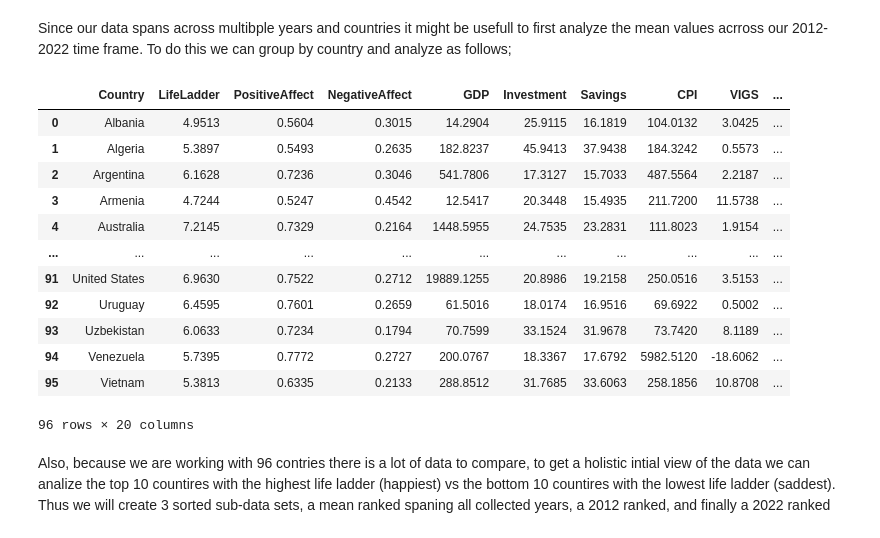
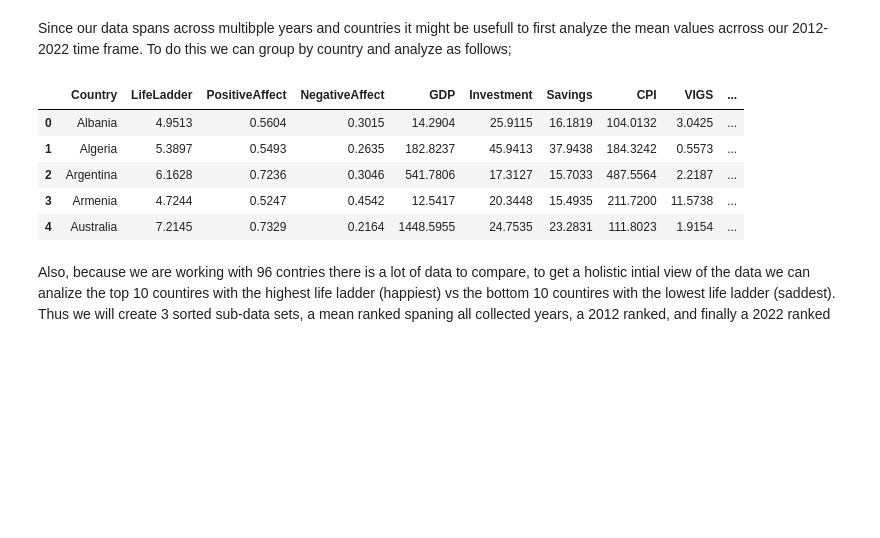
Before and after one commit to cskang3627/happiness, a Jupyter notebook: EDACheckpointGroup_Sp23_The_Group.ipynb, the cells around one changed output. Saved outputs shown, nothing was run; the diff lists cells and outputs as text; code cells hidden in the pictures; blank space fills up the shorter version.

```diff
--- a/EDACheckpointGroup_Sp23_The_Group.ipynb
+++ b/EDACheckpointGroup_Sp23_The_Group.ipynb
@@ -429,23 +413,16 @@ Since our data spans across multibple years and countries it might be usefull to
 # %%
 data_span = data.groupby('Country', as_index=False)['LifeLadder', 'PositiveAffect', 'NegativeAffect',
                         'GDP', 'Investment', 'Savings', 'CPI', 'VIGS', 'VIG',
                         'VEGS', 'VEG', 'Population', 'Revenue', 'Expenditure',
                         'Debt', 'Balance', 'Unemployment', 'logCPI', 'GDP per Capita'].mean()
-data_span
+data_span.head()
 # %% [output]
 |  | Country | LifeLadder | PositiveAffect | NegativeAffect | GDP | Investment | Savings | CPI | VIGS | ... |
 | 0 | Albania | 4.9513 | 0.5604 | 0.3015 | 14.2904 | 25.9115 | 16.1819 | 104.0132 | 3.0425 | ... |
 | 1 | Algeria | 5.3897 | 0.5493 | 0.2635 | 182.8237 | 45.9413 | 37.9438 | 184.3242 | 0.5573 | ... |
 | 2 | Argentina | 6.1628 | 0.7236 | 0.3046 | 541.7806 | 17.3127 | 15.7033 | 487.5564 | 2.2187 | ... |
 | 3 | Armenia | 4.7244 | 0.5247 | 0.4542 | 12.5417 | 20.3448 | 15.4935 | 211.7200 | 11.5738 | ... |
 | 4 | Australia | 7.2145 | 0.7329 | 0.2164 | 1448.5955 | 24.7535 | 23.2831 | 111.8023 | 1.9154 | ... |
-| ... | ... | ... | ... | ... | ... | ... | ... | ... | ... | ... |
-| 91 | United States | 6.9630 | 0.7522 | 0.2712 | 19889.1255 | 20.8986 | 19.2158 | 250.0516 | 3.5153 | ... |
-| 92 | Uruguay | 6.4595 | 0.7601 | 0.2659 | 61.5016 | 18.0174 | 16.9516 | 69.6922 | 0.5002 | ... |
-| 93 | Uzbekistan | 6.0633 | 0.7234 | 0.1794 | 70.7599 | 33.1524 | 31.9678 | 73.7420 | 8.1189 | ... |
-| 94 | Venezuela | 5.7395 | 0.7772 | 0.2727 | 200.0767 | 18.3367 | 17.6792 | 5982.5120 | -18.6062 | ... |
-| 95 | Vietnam | 5.3813 | 0.6335 | 0.2133 | 288.8512 | 31.7685 | 33.6063 | 258.1856 | 10.8708 | ... |
-96 rows × 20 columns
 # %% [markdown]
 Also, because we are working with 96 contries there is a lot of data to compare, to get a holistic intial view of the data we can analize the top 10 countires with the highest life ladder (happiest) vs the bottom 10 countires with the lowest life ladder (saddest). Thus we will create 3 sorted sub-data sets, a mean ranked spaning all collected years, a 2012 ranked, and finally a 2022 ranked
 # %%
```
Also changed, not shown: parts of 28 cells of this notebook.
